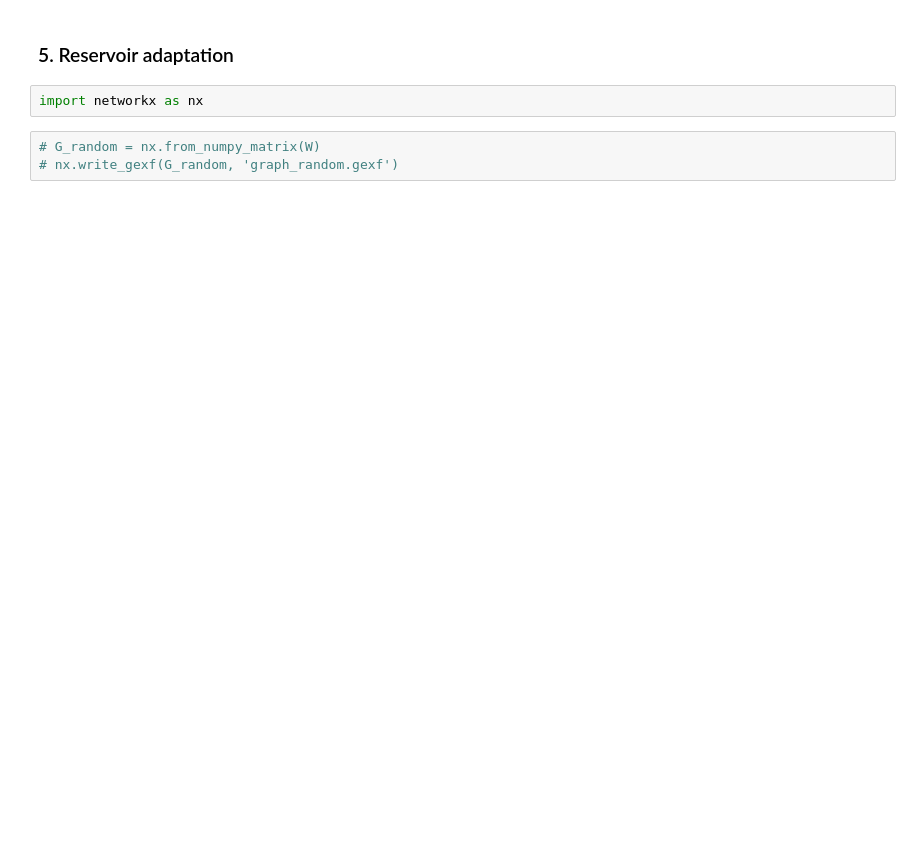
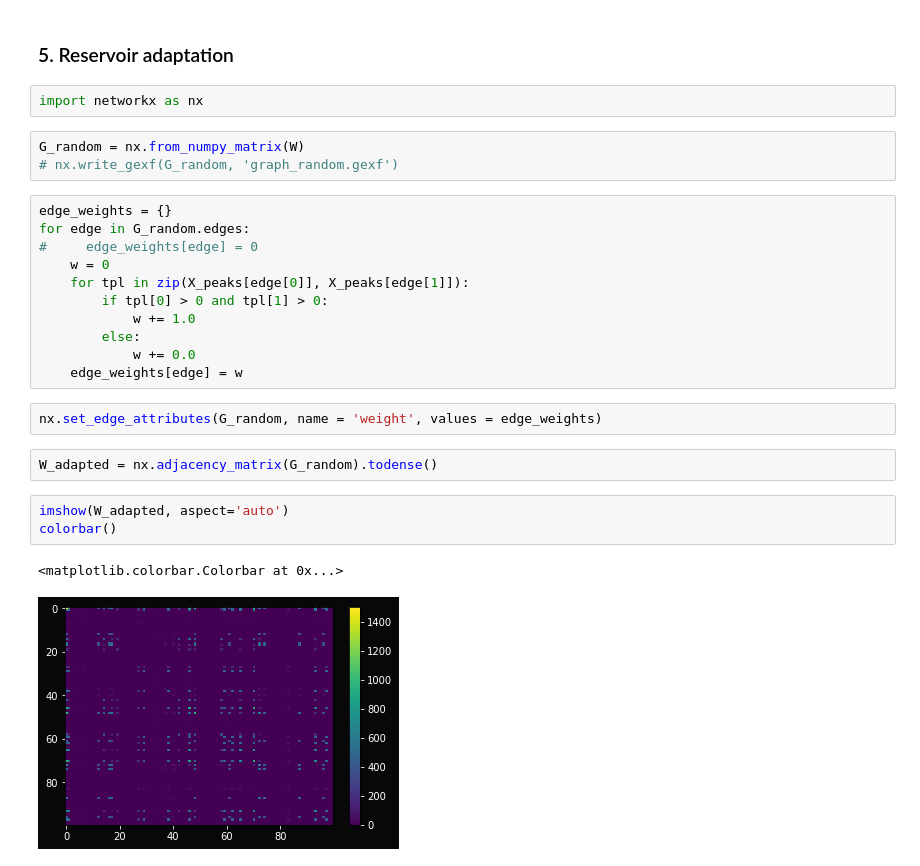
Before and after one commit to mizvol/miniESN, a Jupyter notebook: Adaptation.ipynb, the cells around one changed output. Drawn from its saved outputs; the diff is of its cells as text; blank space fills up the shorter version.

```diff
--- a/Adaptation.ipynb
+++ b/Adaptation.ipynb
@@ -227,5 +236,26 @@ for i in range(1000,1499):
 # %%
 import networkx as nx
 # %%
-# G_random = nx.from_numpy_matrix(W)
+G_random = nx.from_numpy_matrix(W)
 # nx.write_gexf(G_random, 'graph_random.gexf')
+# %%
+edge_weights = {}
+for edge in G_random.edges:
+#     edge_weights[edge] = 0
+    w = 0
+    for tpl in zip(X_peaks[edge[0]], X_peaks[edge[1]]):
+        if tpl[0] > 0 and tpl[1] > 0:
+            w += 1.0
+        else:
+            w += 0.0
+    edge_weights[edge] = w
+# %%
+nx.set_edge_attributes(G_random, name = 'weight', values = edge_weights)
+# %%
+W_adapted = nx.adjacency_matrix(G_random).todense()
+# %%
+imshow(W_adapted, aspect='auto')
+colorbar()
+# %% [output]
+<matplotlib.colorbar.Colorbar at 0x...>
+[figure, added]
```
Also changed, not shown: parts of 5 cells of this notebook.
